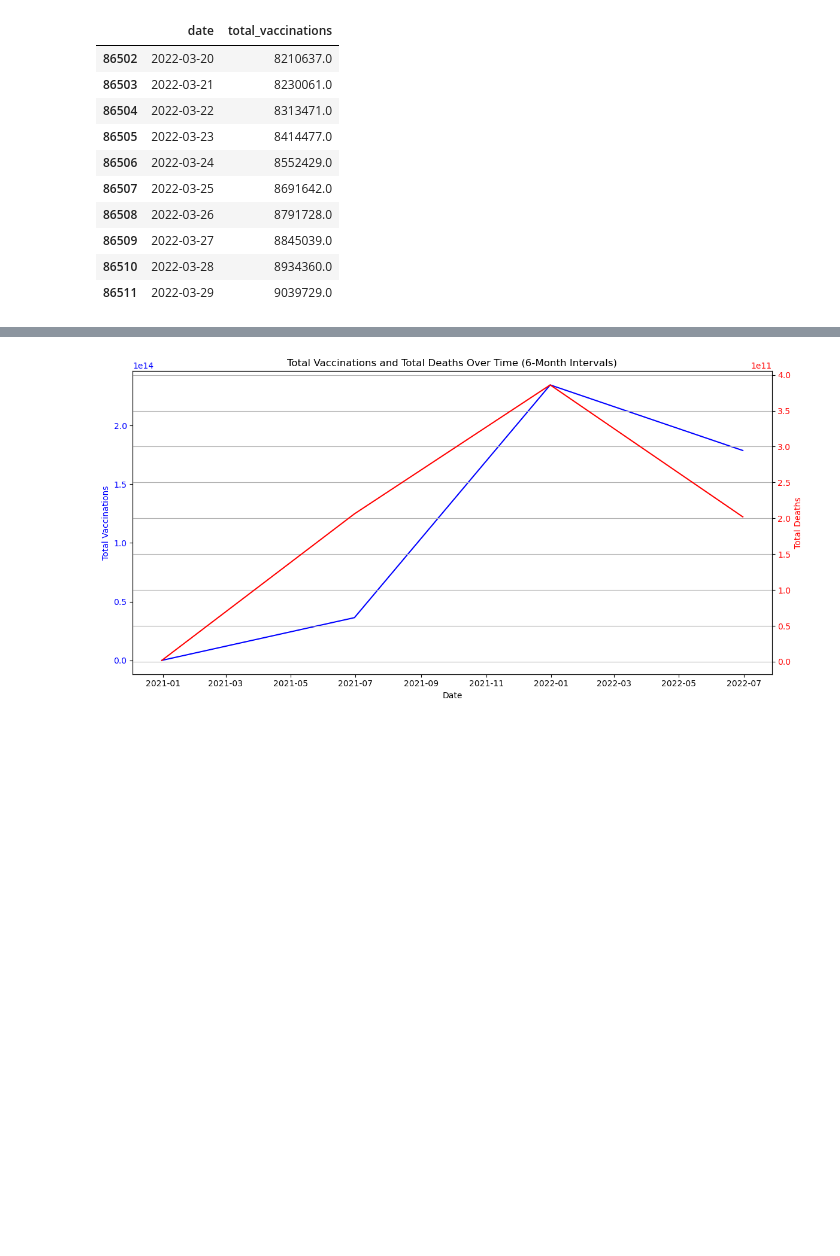
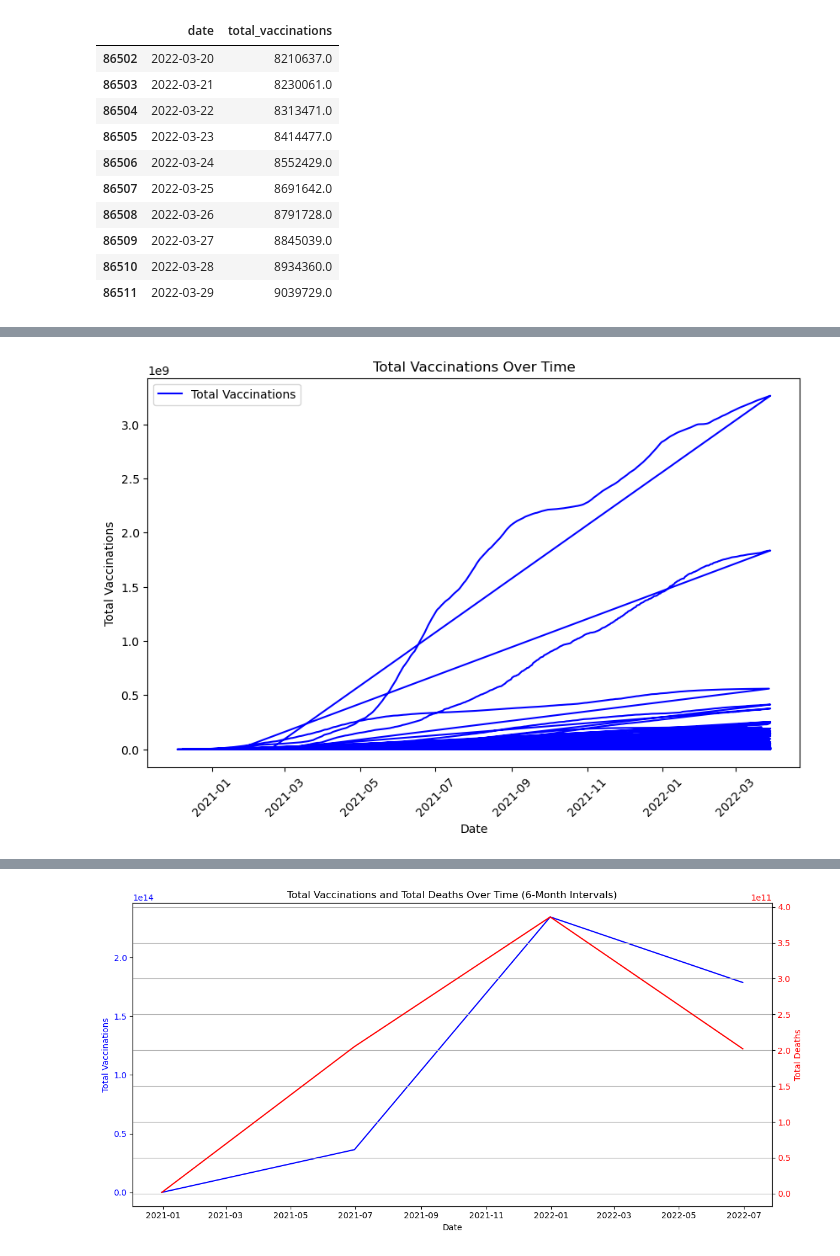
Before and after one commit to kevinshea303/Group-3-Project-1, a Jupyter notebook: madda/madda.ipynb, the cells around one changed output, grey strips where cells are left out. Drawn from its saved outputs; the diff is of its cells as text; code cells hidden in the pictures; blank space fills up the shorter version.

```diff
--- a/madda/madda.ipynb
+++ b/madda/madda.ipynb
@@ -115,3 +114,21 @@ total_deaths                  0.006909      1.000000
+# %%
+# Plot total vaccinations over Time
+plt.figure(figsize=(10,6))
+
+# Plotting total vaccinations over time
+plt.plot(merged_df['date'], merged_df['total_vaccinations'], label='Total Vaccinations', color='blue')
+
+plt.xlabel('Date')
+plt.ylabel('Total Vaccinations')
+plt.title('Total Vaccinations Over Time')
+plt.legend()
+
+# Rotate x-axis labels for better readability
+plt.xticks(rotation=45)
+
+plt.show()
+# %% [output]
+[figure, added]
 # %%
 # Did the vaccine actually help prevent deaths?
 # Find the relation between mortality and vaccination in time
```
Also changed, not shown: parts of 6 cells of this notebook.
